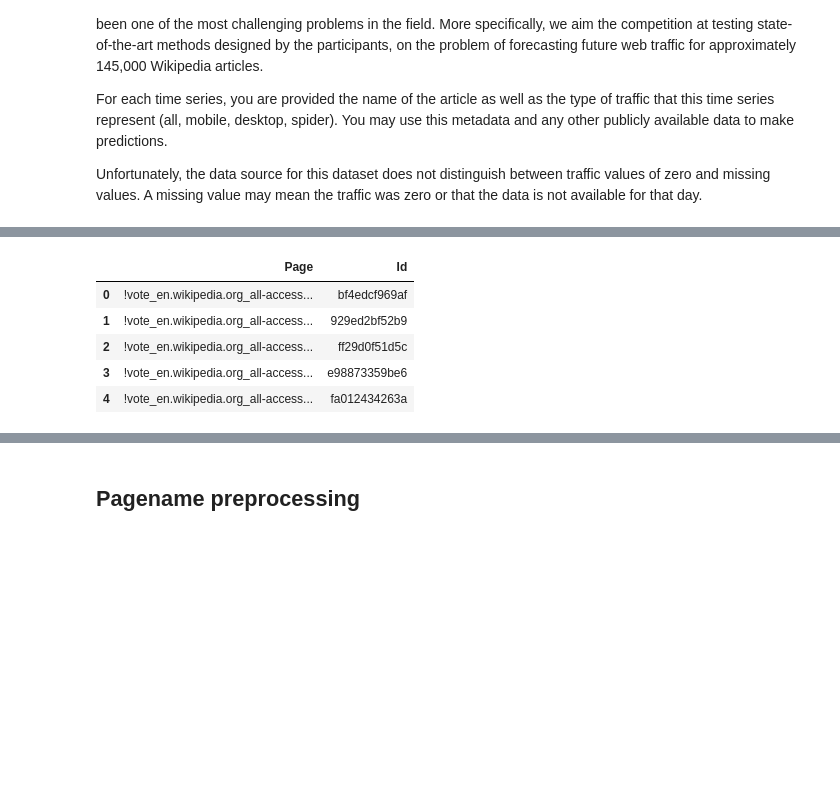
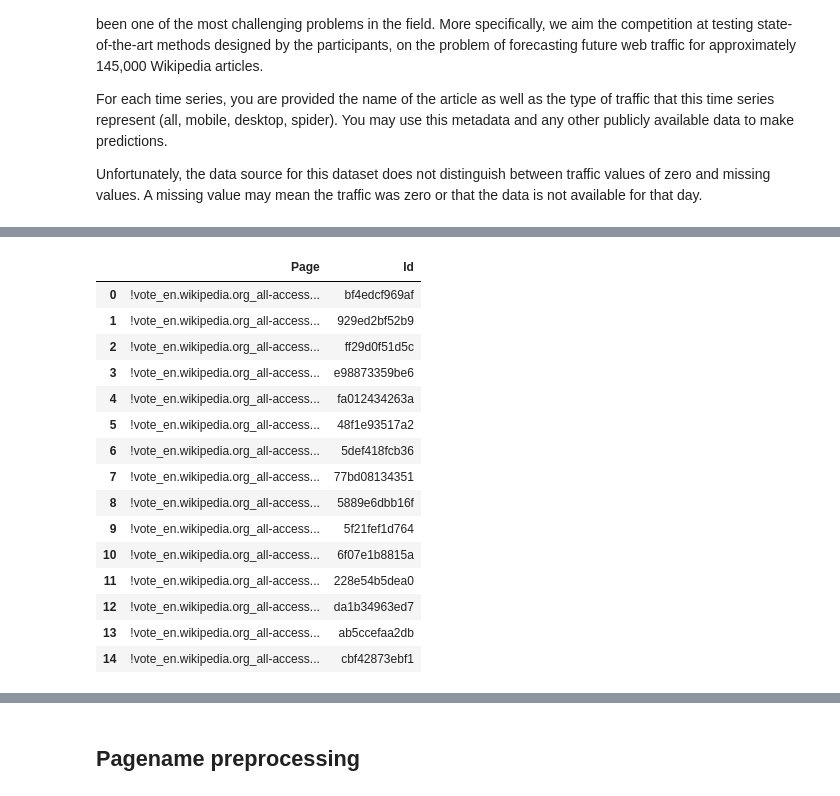
Before and after one commit to andfanilo/wikipediaforecast, a Jupyter notebook: notebooks/0.1-brief_reading.ipynb, the cells around one changed output, grey strips where cells are left out. Saved outputs shown, nothing was run; the diff lists cells and outputs as text; code cells hidden in the pictures; blank space fills up the shorter version.

```diff
--- a/notebooks/0.1-brief_reading.ipynb
+++ b/notebooks/0.1-brief_reading.ipynb
@@ -30,12 +40,22 @@ raw.head()
 # %%
-keys.head()
+keys.head(15)
 # %% [output]
 |  | Page | Id |
 | 0 | !vote_en.wikipedia.org_all-access... | bf4edcf969af |
 | 1 | !vote_en.wikipedia.org_all-access... | 929ed2bf52b9 |
 | 2 | !vote_en.wikipedia.org_all-access... | ff29d0f51d5c |
 | 3 | !vote_en.wikipedia.org_all-access... | e98873359be6 |
 | 4 | !vote_en.wikipedia.org_all-access... | fa012434263a |
+| 5 | !vote_en.wikipedia.org_all-access... | 48f1e93517a2 |
+| 6 | !vote_en.wikipedia.org_all-access... | 5def418fcb36 |
+| 7 | !vote_en.wikipedia.org_all-access... | 77bd08134351 |
+| 8 | !vote_en.wikipedia.org_all-access... | 5889e6dbb16f |
+| 9 | !vote_en.wikipedia.org_all-access... | 5f21fef1d764 |
+| 10 | !vote_en.wikipedia.org_all-access... | 6f07e1b8815a |
+| 11 | !vote_en.wikipedia.org_all-access... | 228e54b5dea0 |
+| 12 | !vote_en.wikipedia.org_all-access... | da1b34963ed7 |
+| 13 | !vote_en.wikipedia.org_all-access... | ab5ccefaa2db |
+| 14 | !vote_en.wikipedia.org_all-access... | cbf42873ebf1 |
 # %%
 raw.describe()
 # %% [output]
```
Also changed, not shown: parts of 9 cells of this notebook, 1 other file.
